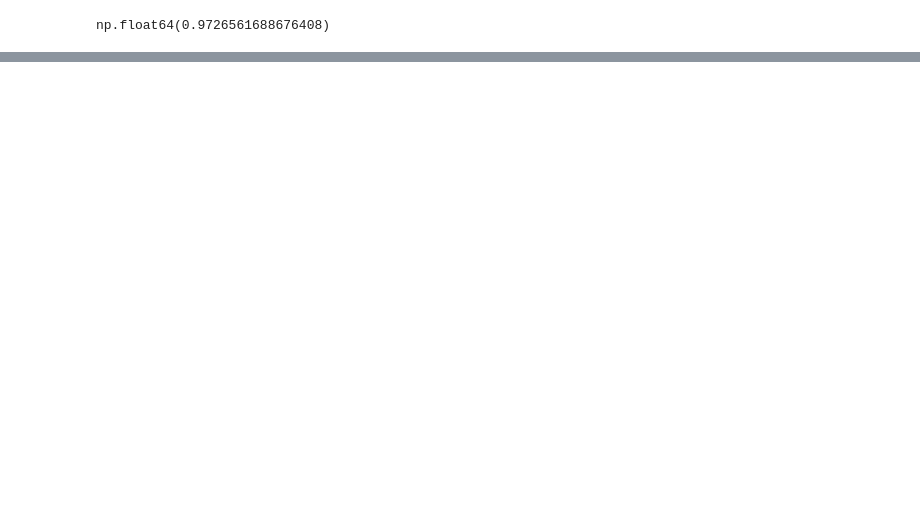
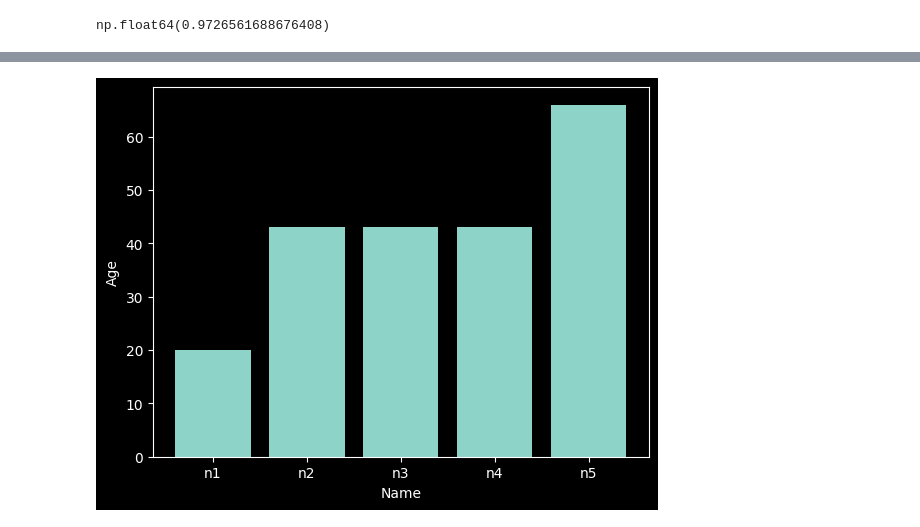
Before and after one commit to KasavRushikesh09/Python_Programs, a Jupyter notebook: PracticeSet1/today.ipynb, the cells around one changed output, grey strips where cells are left out. Drawn from its saved outputs; the diff is of its cells as text; code cells hidden in the pictures; blank space fills up the shorter version.

```diff
--- a/PracticeSet1/today.ipynb
+++ b/PracticeSet1/today.ipynb
@@ -17,3 +29,13 @@ arr.shape
 arr.max()
 # %% [output]
 np.float64(0.9726561688676408)
+# %%
+#Task2
+data2 ={
+    'name':['n1','n2','n3','n4','n5'],
+    'age':[20,np.nan,43,np.nan,66]
+}
+df2 = pd.DataFrame(data2)
+df2
+# df2['age_fill'] = df2['age'].fillna(method = 'ffill')
+# df2
@@ -19,0 +49,3 @@ np.float64(0.9726561688676408)
+# %%
+df2['age'] = df2['age'].fillna(df2['age'].mean())
+df2
@@ -19,0 +59,7 @@ np.float64(0.9726561688676408)
+# %%
+plt.bar(df2['name'],df2['age'])
+plt.xlabel('Name')
+plt.ylabel('Age')
+plt.show()
+# %% [output]
+[figure, added]
```
Also changed, not shown: parts of 32 cells of this notebook.
